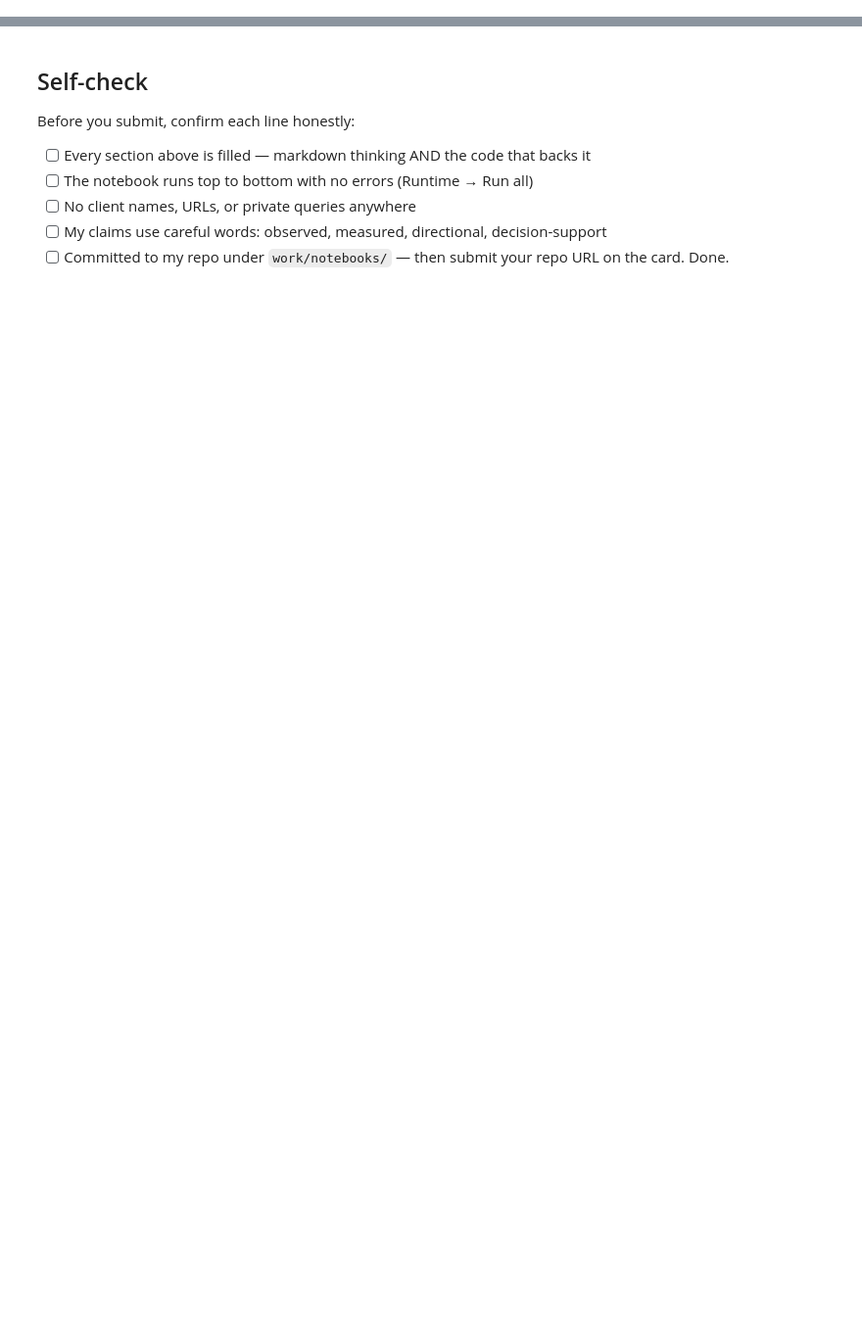
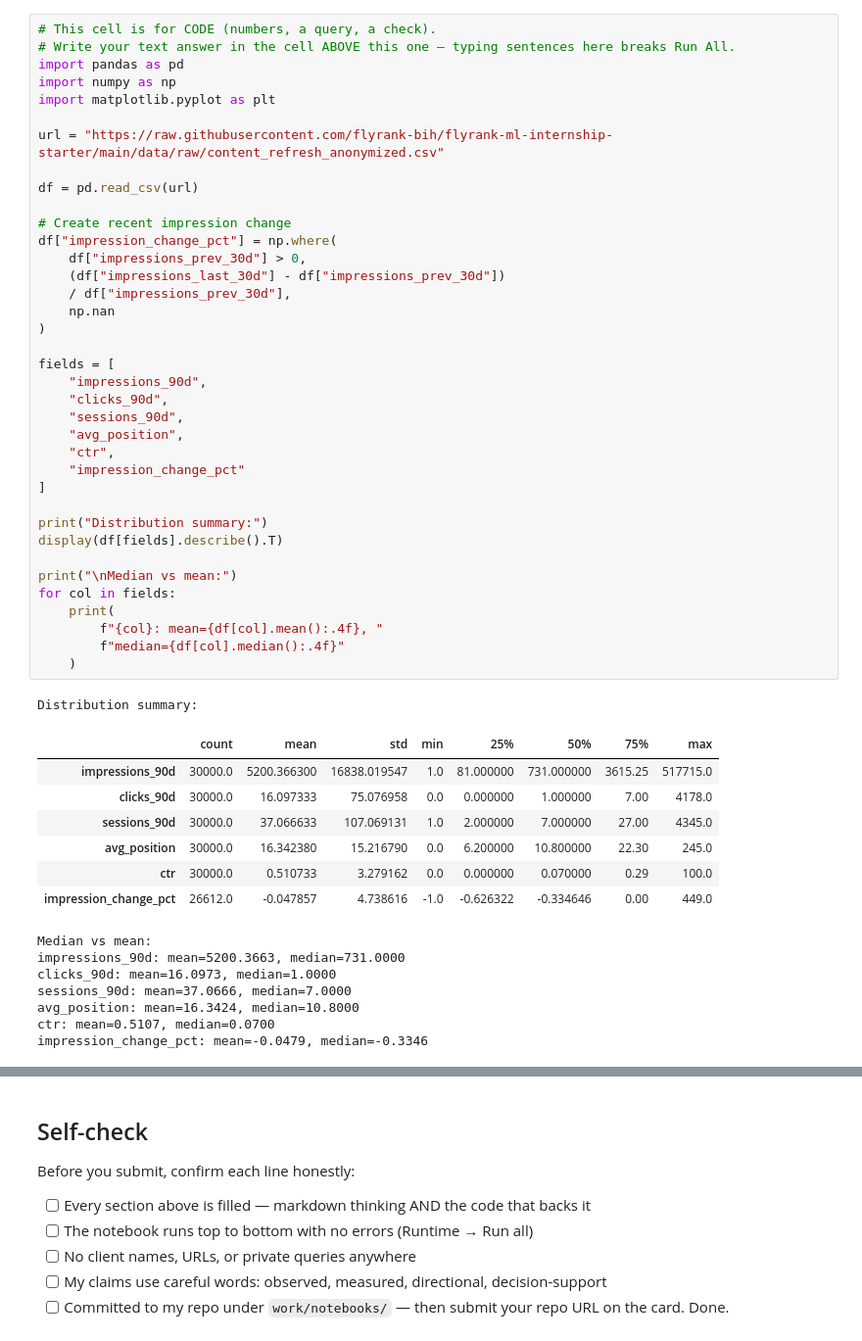
Before and after one commit to Utsabsinha19/flyrank-ml-internship, a Jupyter notebook: work/notebooks/w04_signal_audit.ipynb, the cells around one changed output, grey strips where cells are left out. Shown at 98% size. Cells and saved outputs as stored; diff of their text form; blank space fills up the shorter version.

```diff
--- a/work/notebooks/w04_signal_audit.ipynb
+++ b/work/notebooks/w04_signal_audit.ipynb
@@ -12,0 +13,53 @@ This skeleton is yours to fill. Work the sections **in order** — each one has
+# %%
+# This cell is for CODE (numbers, a query, a check).
+# Write your text answer in the cell ABOVE this one — typing sentences here breaks Run All.
+import pandas as pd
+import numpy as np
+import matplotlib.pyplot as plt
+
+url = "https://raw.githubusercontent.com/flyrank-bih/flyrank-ml-internship-starter/main/data/raw/content_refresh_anonymized.csv"
+
+df = pd.read_csv(url)
+
+# Create recent impression change
+df["impression_change_pct"] = np.where(
+    df["impressions_prev_30d"] > 0,
+    (df["impressions_last_30d"] - df["impressions_prev_30d"])
+    / df["impressions_prev_30d"],
+    np.nan
+)
+
+fields = [
+    "impressions_90d",
+    "clicks_90d",
+    "sessions_90d",
+    "avg_position",
+    "ctr",
+    "impression_change_pct"
+]
+
+print("Distribution summary:")
+display(df[fields].describe().T)
+
+print("\nMedian vs mean:")
+for col in fields:
+    print(
+        f"{col}: mean={df[col].mean():.4f}, "
+        f"median={df[col].median():.4f}"
+    )
+# %% [output]
+Distribution summary:
+|  | count | mean | std | min | 25% | 50% | 75% | max |
+| impressions_90d | 30000.0 | 5200.366300 | 16838.019547 | 1.0 | 81.000000 | 731.000000 | 3615.25 | 517715.0 |
+| clicks_90d | 30000.0 | 16.097333 | 75.076958 | 0.0 | 0.000000 | 1.000000 | 7.00 | 4178.0 |
+| sessions_90d | 30000.0 | 37.066633 | 107.069131 | 1.0 | 2.000000 | 7.000000 | 27.00 | 4345.0 |
+| avg_position | 30000.0 | 16.342380 | 15.216790 | 0.0 | 6.200000 | 10.800000 | 22.30 | 245.0 |
+| ctr | 30000.0 | 0.510733 | 3.279162 | 0.0 | 0.000000 | 0.070000 | 0.29 | 100.0 |
+| impression_change_pct | 26612.0 | -0.047857 | 4.738616 | -1.0 | -0.626322 | -0.334646 | 0.00 | 449.0 |
+Median vs mean:
+impressions_90d: mean=5200.3663, median=731.0000
+clicks_90d: mean=16.0973, median=1.0000
+sessions_90d: mean=37.0666, median=7.0000
+avg_position: mean=16.3424, median=10.8000
+ctr: mean=0.5107, median=0.0700
+impression_change_pct: mean=-0.0479, median=-0.3346
```
Also changed, not shown: parts of 14 cells of this notebook.
